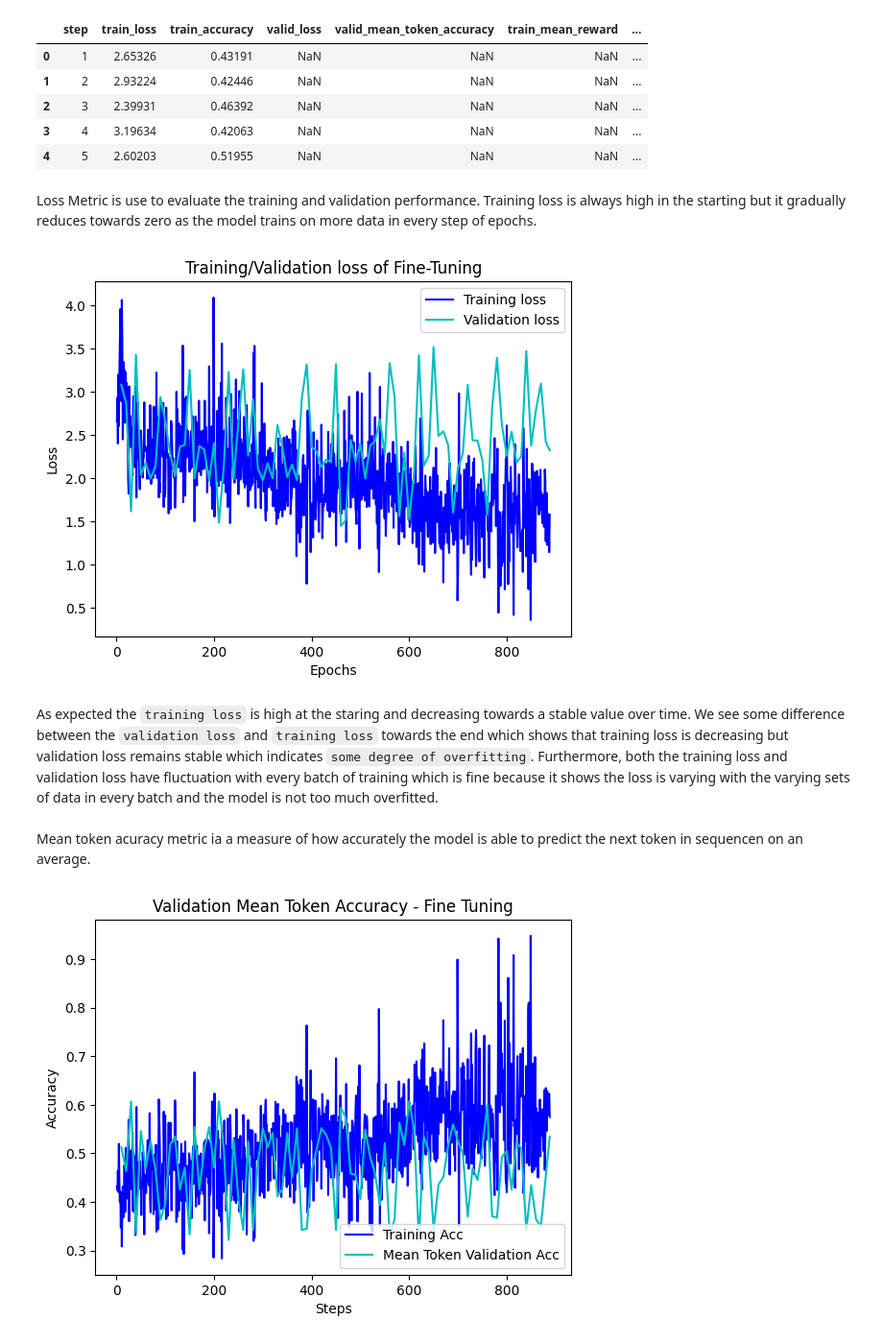
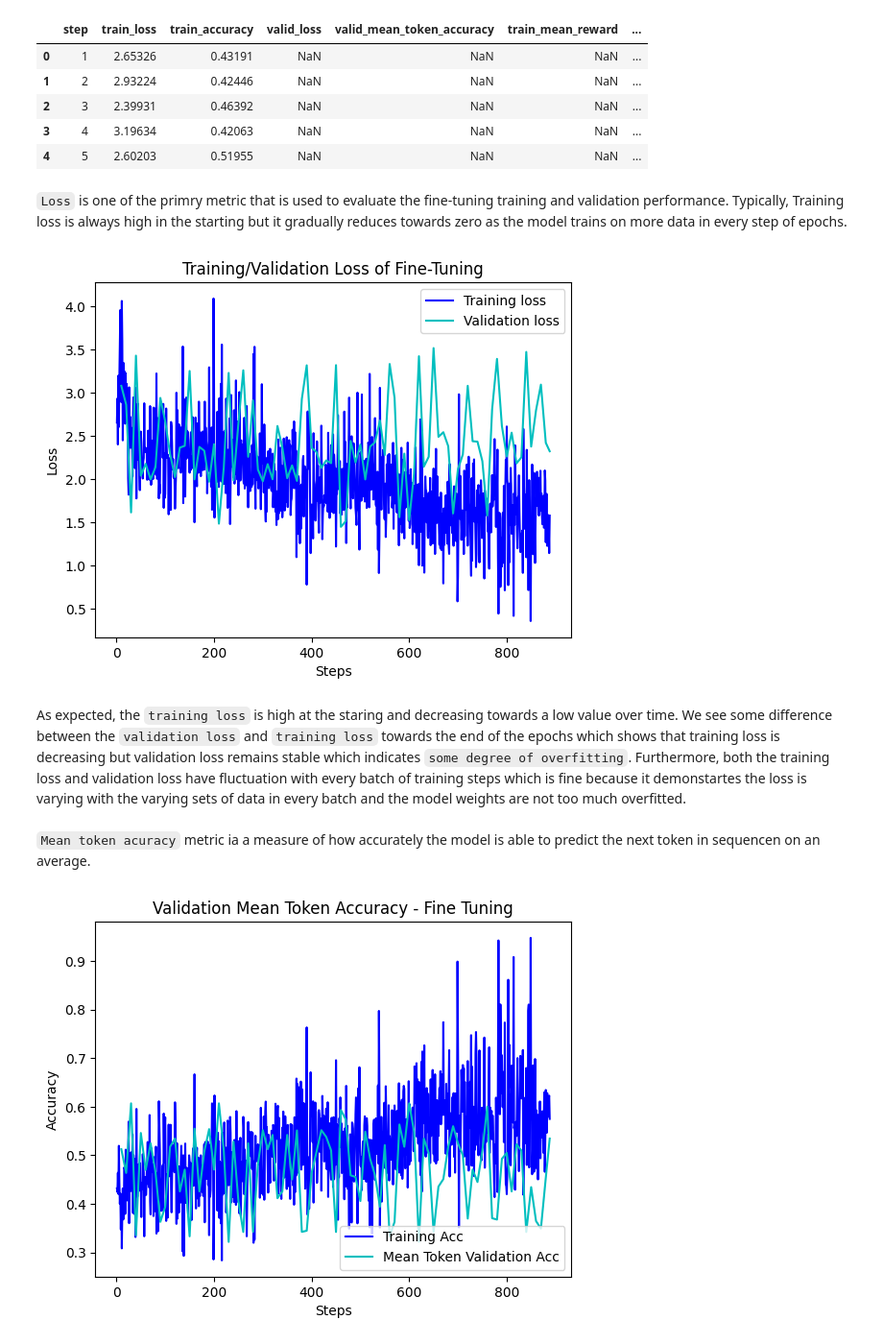
Before and after one commit to biswajit-bellevue/DSC670, a Jupyter notebook: project/SharmaDSC670ProjectMilestone2.ipynb, the cells around one changed output. Shown at 96% size. Cells and saved outputs as stored; diff of their text form; code cells hidden in the pictures.

```diff
--- a/project/SharmaDSC670ProjectMilestone2.ipynb
+++ b/project/SharmaDSC670ProjectMilestone2.ipynb
@@ -698,22 +682,22 @@ df.head()
 | 3 | 4 | 3.19634 | 0.42063 | NaN | NaN | NaN | ... |
 | 4 | 5 | 2.60203 | 0.51955 | NaN | NaN | NaN | ... |
 # %% [markdown]
-Loss Metric is use to evaluate the training and validation performance. Training loss is always high in the starting but it gradually reduces towards zero as the model trains on more data in every step of epochs.
+`Loss` is one of the primry metric that is used to evaluate the fine-tuning training and validation performance. Typically, Training loss is always high in the starting but it gradually reduces towards zero as the model trains on more data in every step of epochs.
 # %%
 # Plot the training loss and validation loss
 plt.plot(df["step"], df["train_loss"], 'b-', label='Training loss')
 plt.plot(df[df["valid_loss"].notna()]["step"], df[df["valid_loss"].notna()]["valid_loss"], 'c-', label='Validation loss')
-plt.title('Training/Validation loss of Fine-Tuning')
-plt.xlabel('Epochs')
+plt.title('Training/Validation Loss of Fine-Tuning')
+plt.xlabel('Steps')
 plt.ylabel('Loss')
 plt.legend()
 plt.show()
 # %% [output]
-[figure, old version]
+[figure, new version]
 # %% [markdown]
-As expected the `training loss` is high at the staring and decreasing towards a stable value over time. We see some difference between the `validation loss` and `training loss` towards the end which shows that training loss is decreasing but validation loss remains stable which indicates `some degree of overfitting`. Furthermore, both the training loss and validation loss have fluctuation with every batch of training which is fine because it shows the loss is varying with the varying sets of data in every batch and the model is not too much overfitted.
+As expected, the `training loss` is high at the staring and decreasing towards a low value over time. We see some difference between the `validation loss` and `training loss` towards the end of the epochs which shows that training loss is decreasing but validation loss remains stable which indicates `some degree of overfitting`. Furthermore, both the training loss and validation loss have fluctuation with every batch of training steps which is fine because it demonstartes the loss is varying with the varying sets of data in every batch and the model weights are not too much overfitted.
 # %% [markdown]
-Mean token acuracy metric ia a measure of how accurately the model is able to predict the next token in sequencen on an average.
+`Mean token acuracy` metric ia a measure of how accurately the model is able to predict the next token in sequencen on an average.
 # %%
 # plot the Mean Token accuracy
 plt.plot(df["step"], df["train_accuracy"], 'b-', label='Training Acc')
```
Also changed, not shown: parts of 31 cells of this notebook, 3 other files.
